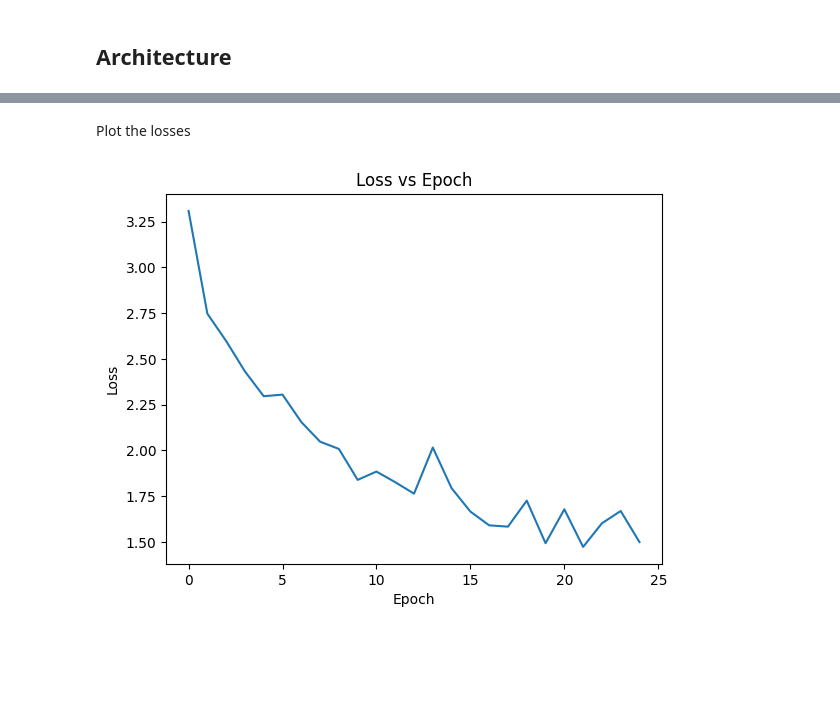
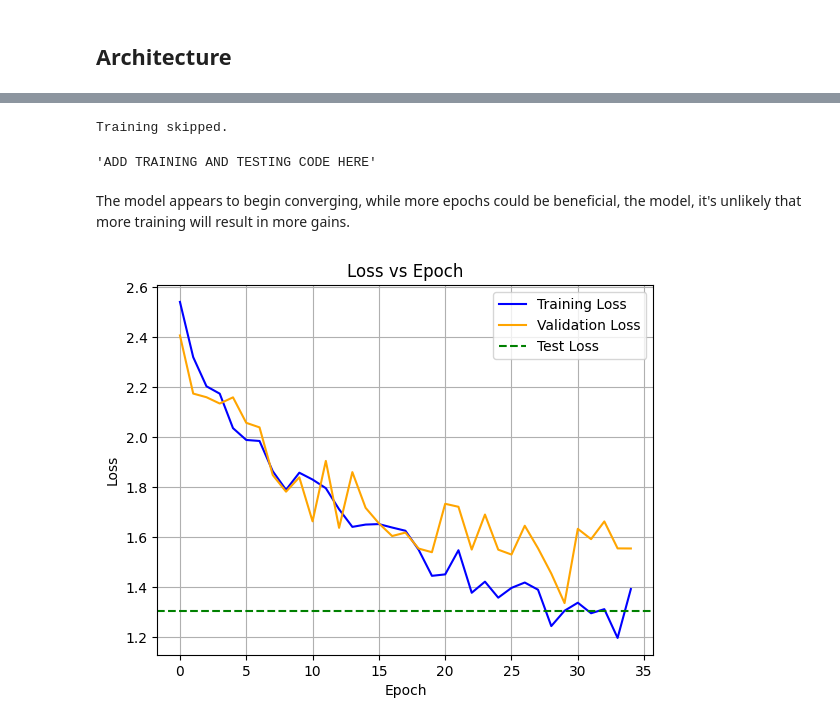
Before and after one commit to JoeL-8883/DL-Assignment, a Jupyter notebook: DL_coursework_2025.ipynb, the cells around one changed output, grey strips where cells are left out. Cells and saved outputs as stored; diff of their text form; code cells hidden in the pictures; blank space fills up the shorter version.

```diff
--- a/DL_coursework_2025.ipynb
+++ b/DL_coursework_2025.ipynb
@@ -175,7 +175,7 @@ import cv2
 import time
 
 class BuildDataset(Dataset):
-    def __init__(self, dataset_dir):
+    def __init__(self, dataset_dir, n_subsequences=5):
         self.dataset_dir = dataset_dir
         self.data = [] # store data as (video, label) pairs
         self.flag = False
@@ -197,14 +197,19 @@ class BuildDataset(Dataset):
             action_dir = os.path.join(dataset_dir, action)
             for video in os.listdir(action_dir):
                 video_dir = os.path.join(action_dir, video)
-                self.data.append((video_dir, self.classes[action]))
+                video, _, info = read_video(video_dir)
+
+                # Subsequence video
+                for i in range(n_subsequences):
+                    subsequence = self.subsequence_video(video)
+                    self.data.append((subsequence, self.classes[action]))
+                self.data.append((video, self.classes[action]))
 
     def __len__(self):
         return len(self.data)
 
     def __getitem__(self, idx):
         video, label = self.data[idx]
-        video, _, info = read_video(video)
         length = video.shape[0]
 
         video = self.convert_bw(video)
@@ -320,13 +324,18 @@ def collate_fn(batch):
 from torch.utils.data import DataLoader, random_split
 
 # Split the dataset
-train_split = 0.8
+train_split, val_split = 0.7, 0.15
 train_size = int(train_split * len(dataset))
-train_dataset, test_dataset = random_split(dataset, [train_size, len(dataset) - train_size])
+val_size = int(val_split * len(dataset))
+test_size = len(dataset) - train_size - val_size
+
+train_dataset, val_dataset, test_dataset = random_split(dataset, [train_size, val_size, test_size])
+
 
 # Create data loaders
 BATCH_SIZE = 4
 train_loader = DataLoader(train_dataset, batch_size=BATCH_SIZE, shuffle=True, collate_fn=collate_fn)
+val_loader = DataLoader(val_dataset, batch_size=1, shuffle=False, collate_fn=collate_fn)
 test_loader = DataLoader(test_dataset, batch_size=1, shuffle=False) # Set shuffle to false to test on same samples
 # %% [markdown]
 ## Architecture
@@ -533,13 +558,27 @@ KeyboardInterrupt:
-# %% [markdown]
-Plot the losses
+# %%
+flag = True
+if flag:
+    print("Training skipped.")
+else:
+    pass
+'''ADD TRAINING AND TESTING CODE HERE'''
+# %% [output]
+Training skipped.
+'ADD TRAINING AND TESTING CODE HERE'
+# %% [markdown]
+The model appears to begin converging, while more epochs could be beneficial, the model, it's unlikely that more training will result in more gains.
 # %%
-plt.plot(avg_losses)
+plt.plot(avg_losses, label='Training Loss', color='blue')
+plt.plot(val_losses, label='Validation Loss', color='orange')
+plt.axhline(y=test_loss, color='green', linestyle='--', label='Test Loss')
 plt.xlabel('Epoch')
 plt.ylabel('Loss')
 plt.title('Loss vs Epoch')
+plt.grid(True)
+plt.legend()
 plt.show()
 # %% [output]
-[figure, old version]
+[figure, new version]
 # %%
 from sklearn.metrics import confusion_matrix
 import seaborn as sns
```
Also changed, not shown: parts of 8 cells of this notebook.
